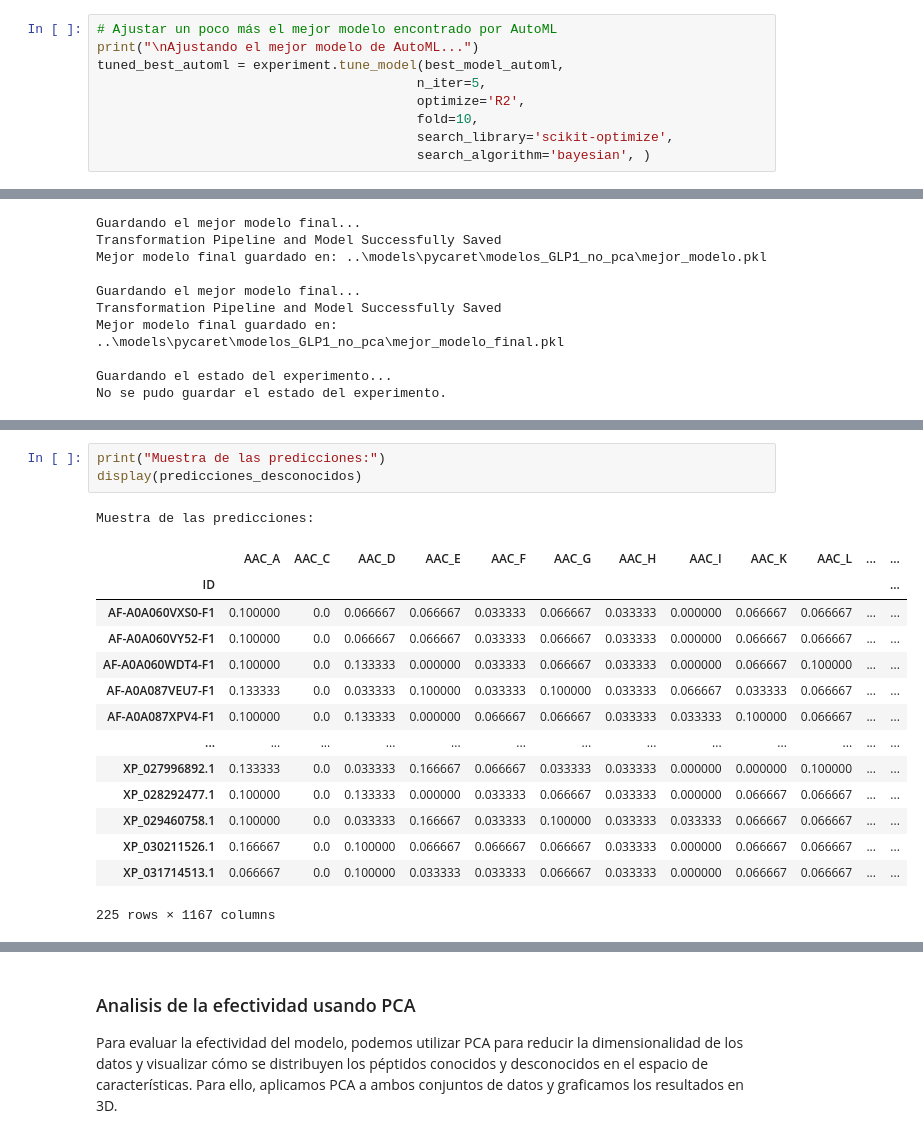
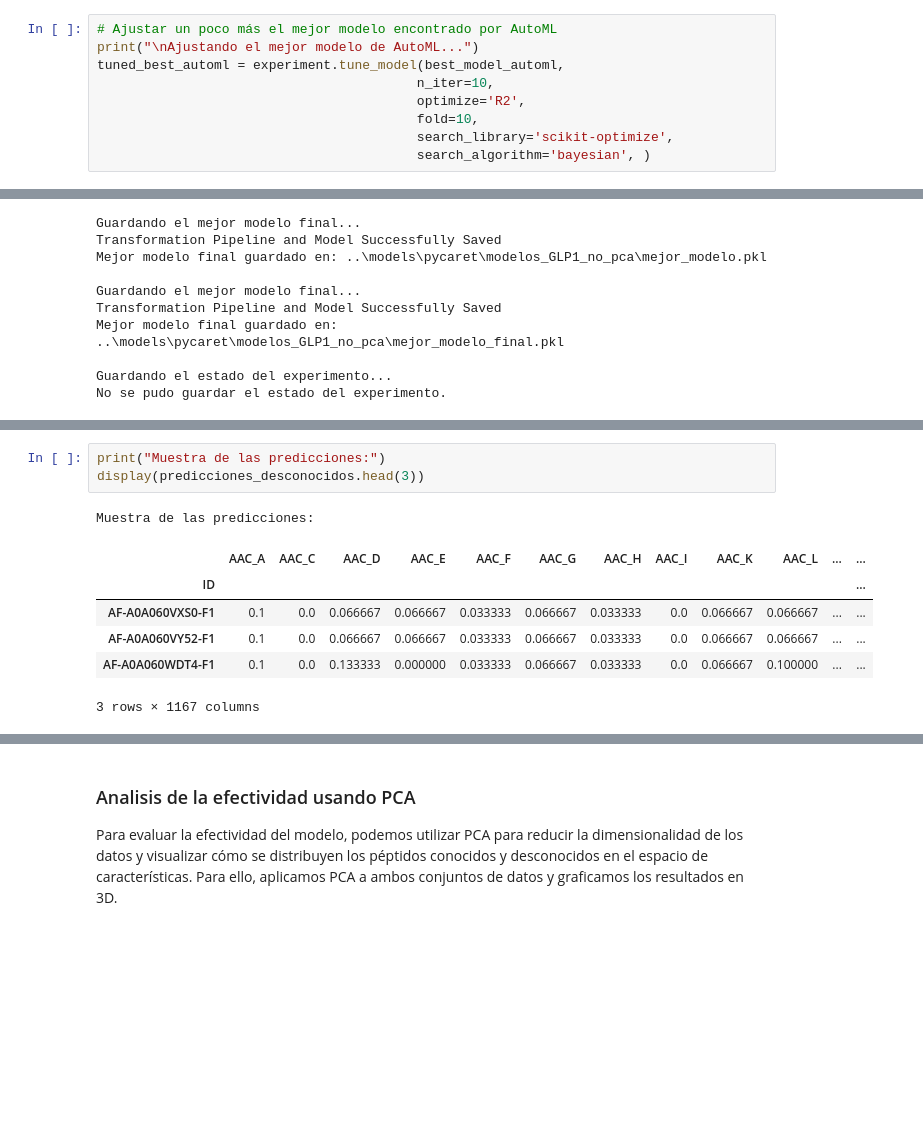
Before and after one commit to Julio21-ai/glp-1_drug_discovery, a Jupyter notebook: notebooks/Avance 3.ipynb, the cells around one changed output, grey strips where cells are left out. Saved outputs shown, nothing was run; the diff lists cells and outputs as text; blank space fills up the shorter version.

```diff
--- a/notebooks/Avance 3.ipynb
+++ b/notebooks/Avance 3.ipynb
@@ -535,7 +535,7 @@ Realizamos un último ajuste fino sobre el modelo ganador de AutoML
 # Ajustar un poco más el mejor modelo encontrado por AutoML
 print("\nAjustando el mejor modelo de AutoML...")
 tuned_best_automl = experiment.tune_model(best_model_automl,
-                                         n_iter=5,
+                                         n_iter=10,
                                          optimize='R2',
                                          fold=10,
                                          search_library='scikit-optimize',
@@ -796,22 +814,14 @@ Realizando predicciones sobre 225 péptidos desconocidos...
 Predicciones guardadas en: ..\data\Predicciones_Peptidos_GLP1.csv
 # %%
 print("Muestra de las predicciones:")
-display(predicciones_desconocidos)
+display(predicciones_desconocidos.head(3))
 # %% [output]
 Muestra de las predicciones:
 |  | AAC_A | AAC_C | AAC_D | AAC_E | AAC_F | AAC_G | AAC_H | AAC_I | AAC_K | AAC_L | ... | ... |
 | ID |  |  |  |  |  |  |  |  |  |  |  | ... |
-| AF-A0A060VXS0-F1 | 0.100000 | 0.0 | 0.066667 | 0.066667 | 0.033333 | 0.066667 | 0.033333 | 0.000000 | 0.066667 | 0.066667 | ... | ... |
-| AF-A0A060VY52-F1 | 0.100000 | 0.0 | 0.066667 | 0.066667 | 0.033333 | 0.066667 | 0.033333 | 0.000000 | 0.066667 | 0.066667 | ... | ... |
-| AF-A0A060WDT4-F1 | 0.100000 | 0.0 | 0.133333 | 0.000000 | 0.033333 | 0.066667 | 0.033333 | 0.000000 | 0.066667 | 0.100000 | ... | ... |
-| AF-A0A087VEU7-F1 | 0.133333 | 0.0 | 0.033333 | 0.100000 | 0.033333 | 0.100000 | 0.033333 | 0.066667 | 0.033333 | 0.066667 | ... | ... |
-| AF-A0A087XPV4-F1 | 0.100000 | 0.0 | 0.133333 | 0.000000 | 0.066667 | 0.066667 | 0.033333 | 0.033333 | 0.100000 | 0.066667 | ... | ... |
-| ... | ... | ... | ... | ... | ... | ... | ... | ... | ... | ... | ... | ... |
-| XP_027996892.1 | 0.133333 | 0.0 | 0.033333 | 0.166667 | 0.066667 | 0.033333 | 0.033333 | 0.000000 | 0.000000 | 0.100000 | ... | ... |
-| XP_028292477.1 | 0.100000 | 0.0 | 0.133333 | 0.000000 | 0.033333 | 0.066667 | 0.033333 | 0.000000 | 0.066667 | 0.066667 | ... | ... |
-| XP_029460758.1 | 0.100000 | 0.0 | 0.033333 | 0.166667 | 0.033333 | 0.100000 | 0.033333 | 0.033333 | 0.066667 | 0.066667 | ... | ... |
-| XP_030211526.1 | 0.166667 | 0.0 | 0.100000 | 0.066667 | 0.066667 | 0.066667 | 0.033333 | 0.000000 | 0.066667 | 0.066667 | ... | ... |
-| XP_031714513.1 | 0.066667 | 0.0 | 0.100000 | 0.033333 | 0.033333 | 0.066667 | 0.033333 | 0.000000 | 0.066667 | 0.066667 | ... | ... |
+| AF-A0A060VXS0-F1 | 0.1 | 0.0 | 0.066667 | 0.066667 | 0.033333 | 0.066667 | 0.033333 | 0.0 | 0.066667 | 0.066667 | ... | ... |
+| AF-A0A060VY52-F1 | 0.1 | 0.0 | 0.066667 | 0.066667 | 0.033333 | 0.066667 | 0.033333 | 0.0 | 0.066667 | 0.066667 | ... | ... |
+| AF-A0A060WDT4-F1 | 0.1 | 0.0 | 0.133333 | 0.000000 | 0.033333 | 0.066667 | 0.033333 | 0.0 | 0.066667 | 0.100000 | ... | ... |
-225 rows × 1167 columns
+3 rows × 1167 columns
 # %%
 print("Muestra de las predicciones:")
```
Also changed, not shown: parts of 32 cells of this notebook, 6 other files.
